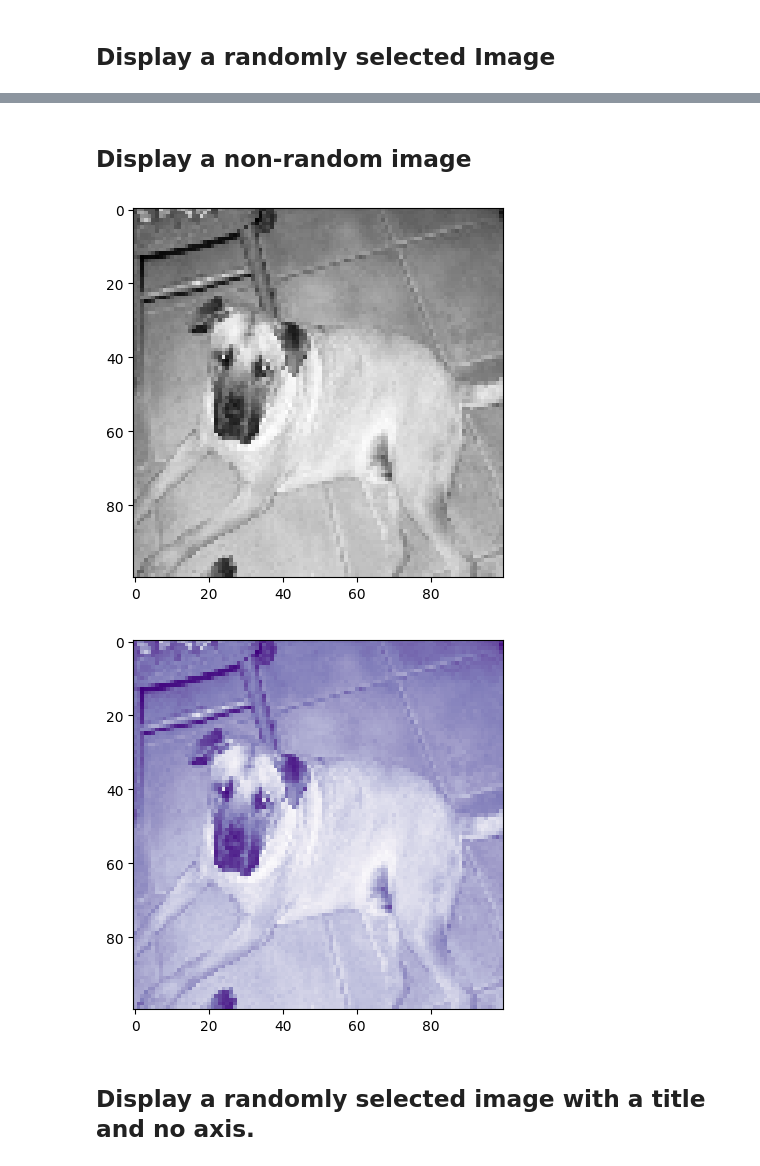
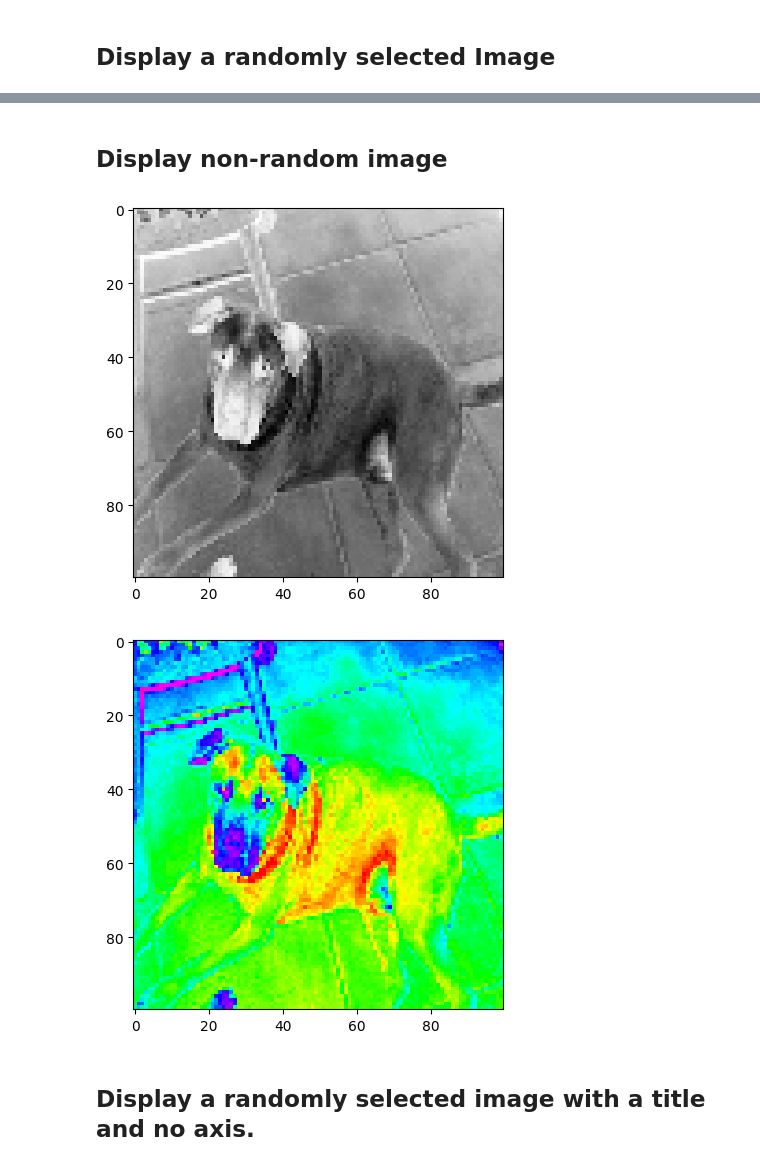
Before and after one commit to Cole-Pd/DeepDive, a Jupyter notebook: Dog_cat_random_image_generator.ipynb, the cells around one changed output, grey strips where cells are left out. Cells and saved outputs as stored; diff of their text form; code cells hidden in the pictures.

```diff
--- a/Dog_cat_random_image_generator.ipynb
+++ b/Dog_cat_random_image_generator.ipynb
@@ -12,9 +16,9 @@ import matplotlib.pyplot as plt #this displays the image
 
 * Load pickled data from cats_dogs.pickle
 # %%
-cats_dogs_pickle = '/content/X.pickle' #this line assigns the path to the pickle file to a variable.
-dataset = pickle.load(open(cats_dogs_pickle,'rb'))
-len(dataset) #this is how many images are in the dataset. it should be equal to 24946
+x_pickle = !curl -O 'https://ddc-datascience.s3.amazonaws.com/Projects/Project.6-Images/Data/X.pickle'
+dataset = pickle.load(open('X.pickle','rb'))
+len(dataset) #this is how many images are in the dataset.
 # %% [output]
 24946
 # %% [markdown]
@@ -39,42 +42,42 @@ plt.title(random_index); #Gives the image a title
 # %% [markdown]
-## Display a non-random image
+## Display non-random image
 # %%
+# The emotionally aware pup is index number 38.
 # To change the image you generate change the number inside the brackets of 'dataset[38]'.
-# The emotionally aware pup is index number 38.
 
-# They should all be dogs and cats buuut some might not be ex 11218 and 13596. i think it is like a family photo.
+# They should all be dogs and cats buuut some might not be ex 11218.
 
- # Example 'dataset[enter a number here]' -> 'dataset[21453]' -> shows image 21453
-    # Try 'dataset[18258]' its a gem. and 'dataset[23122] has a cone :D
-plt.imshow(dataset[38], 'Greys_r') ; # you can also change the colormap.
+ # Example 'dataset[38]' -> 'dataset[21453]'
+    # Try 'dataset[18258]' its a gem.
+plt.imshow(dataset[38], 'Greys') ; # you can also change the colormap.
 # %% [output]
-[figure, old version]
+[figure, new version]
 # %%
-plt.imshow(dataset[38], 'Purples_r' ); #add any of the below to change the color map
-                  #Ex: ^'gist_rainbow_r'^
+plt.imshow(dataset[38], 'gist_rainbow_r' ); #add any of the below to change the color map
+                  #Ex: 'gist_rainbow_r'
 
 #'Accent', 'Accent_r', 'Blues', 'Blues_r', 'BrBG', 'BrBG_r', 'BuGn', 'BuGn_r',
 # 'BuPu', 'BuPu_r', 'CMRmap', 'CMRmap_r', 'Dark2', 'Dark2_r', 'GnBu', 'GnBu_r',
 # 'Greens', 'Greens_r', 'Greys', 'Greys_r', 'OrRd', 'OrRd_r', 'Oranges',
 # 'Oranges_r', 'PRGn', 'PRGn_r', 'Paired', 'Paired_r', 'Pastel1', 'Pastel1_r',
 # 'Pastel2', 'Pastel2_r', 'PiYG', 'PiYG_r', 'PuBu', 'PuBuGn', 'PuBuGn_r',
 # 'PuBu_r', 'PuOr', 'PuOr_r', 'PuRd', 'PuRd_r', 'Purples', 'Purples_r', 'RdBu',
 # 'RdBu_r', 'RdGy', 'RdGy_r', 'RdPu', 'RdPu_r', 'RdYlBu', 'RdYlBu_r', 'RdYlGn',
 # 'RdYlGn_r', 'Reds', 'Reds_r', 'Set1', 'Set1_r', 'Set2', 'Set2_r', 'Set3',
 # 'Set3_r', 'Spectral', 'Spectral_r', 'Wistia', 'Wistia_r', 'YlGn', 'YlGnBu',
 # 'YlGnBu_r', 'YlGn_r', 'YlOrBr', 'YlOrBr_r', 'YlOrRd', 'YlOrRd_r',
 # 'afmhot', 'afmhot_r', 'autumn', 'autumn_r', 'binary', 'binary_r',
 # 'bone', 'bone_r', 'brg', 'brg_r', 'bwr', 'bwr_r', 'cividis', 'cividis_r',
 # 'cool', 'cool_r', 'coolwarm', 'coolwarm_r', 'copper', 'copper_r',
 # 'cubehelix', 'cubehelix_r', 'flag', 'flag_r', 'gist_earth', 'gist_earth_r',
 # 'gist_gray', 'gist_gray_r', 'gist_heat', 'gist_heat_r', 'gist_ncar',
 # 'gist_ncar_r', 'gist_rainbow', 'gist_rainbow_r', 'gist_stern',
 # 'gist_stern_r', 'gist_yarg', 'gist_yarg_r', 'gnuplot', 'gnuplot2',
 # 'gnuplot2_r', 'gnuplot_r', 'gray', 'gray_r', 'hot', 'hot_r', 'hsv',
 # 'hsv_r', 'inferno', 'inferno_r', 'jet', 'jet_r', 'magma', 'magma_r',
 # 'nipy_spectral', 'nipy_spectral_r', 'ocean',
 # %% [output]
-[figure, old version]
+[figure, new version]
 # %% [markdown]
 ## Display a randomly selected image with a title and no axis.
 # %%
```
Also changed, not shown: parts of 6 cells of this notebook.
